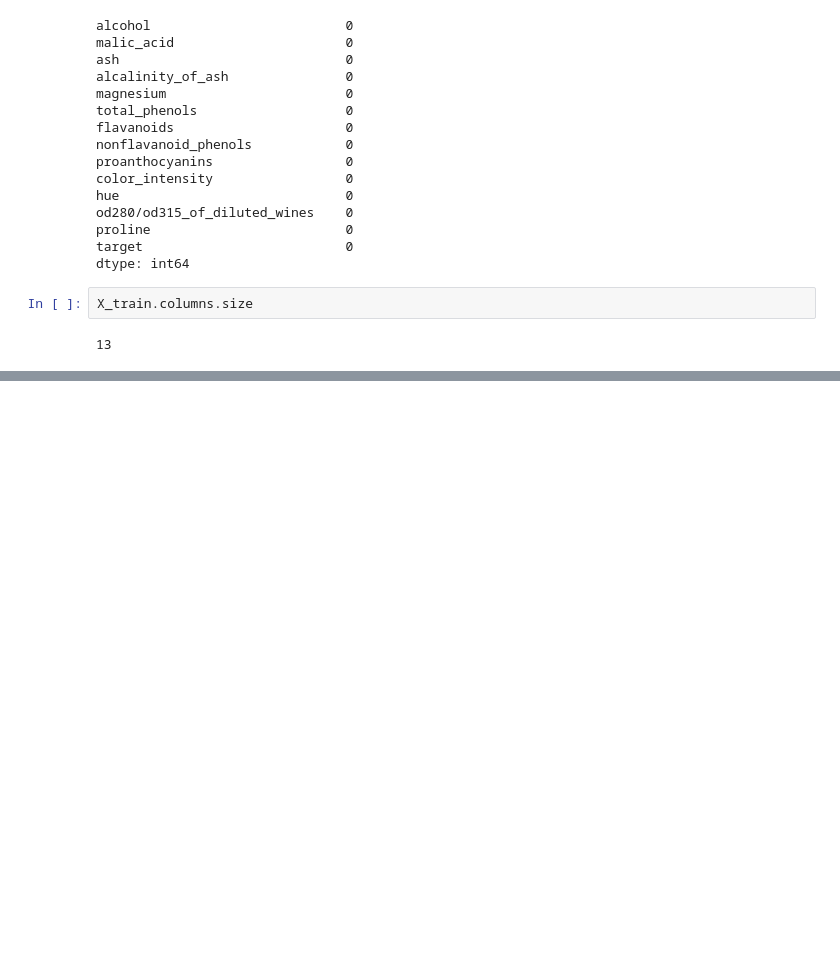
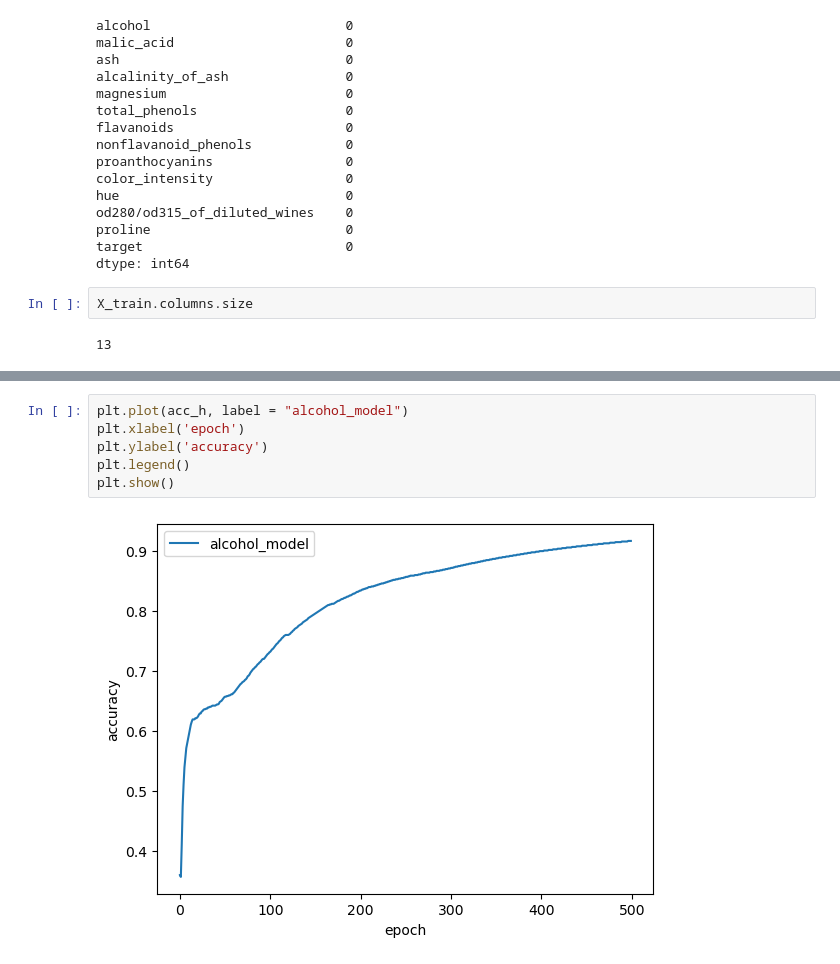
Before and after one commit to diemvs/hse_hw, a Jupyter notebook: dl/homework_01.ipynb, the cells around one changed output, grey strips where cells are left out. Cells and saved outputs as stored; diff of their text form; blank space fills up the shorter version.

```diff
--- a/dl/homework_01.ipynb
+++ b/dl/homework_01.ipynb
@@ -700,0 +704,8 @@ lh, ph, vlh = train_model(
+# %%
+plt.plot(acc_h, label = "alcohol_model")
+plt.xlabel('epoch')
+plt.ylabel('accuracy')
+plt.legend()
+plt.show()
+# %% [output]
+[figure, added]
```
Also changed, not shown: parts of 10 cells of this notebook.
